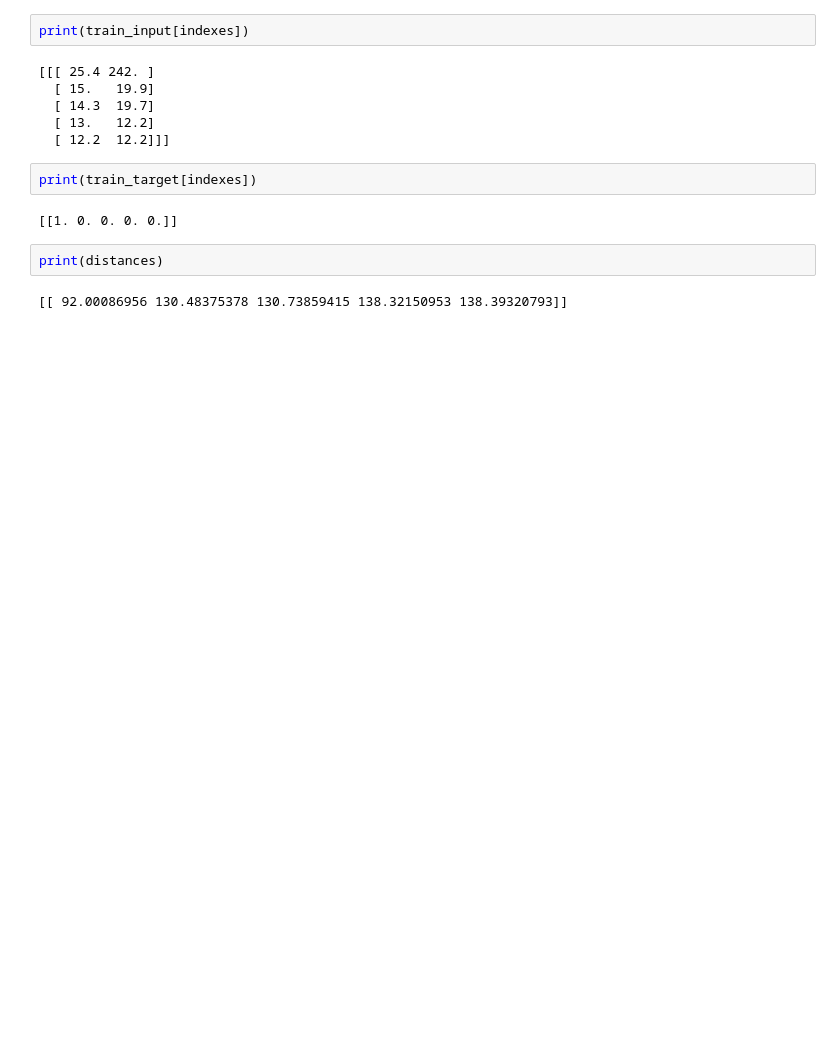
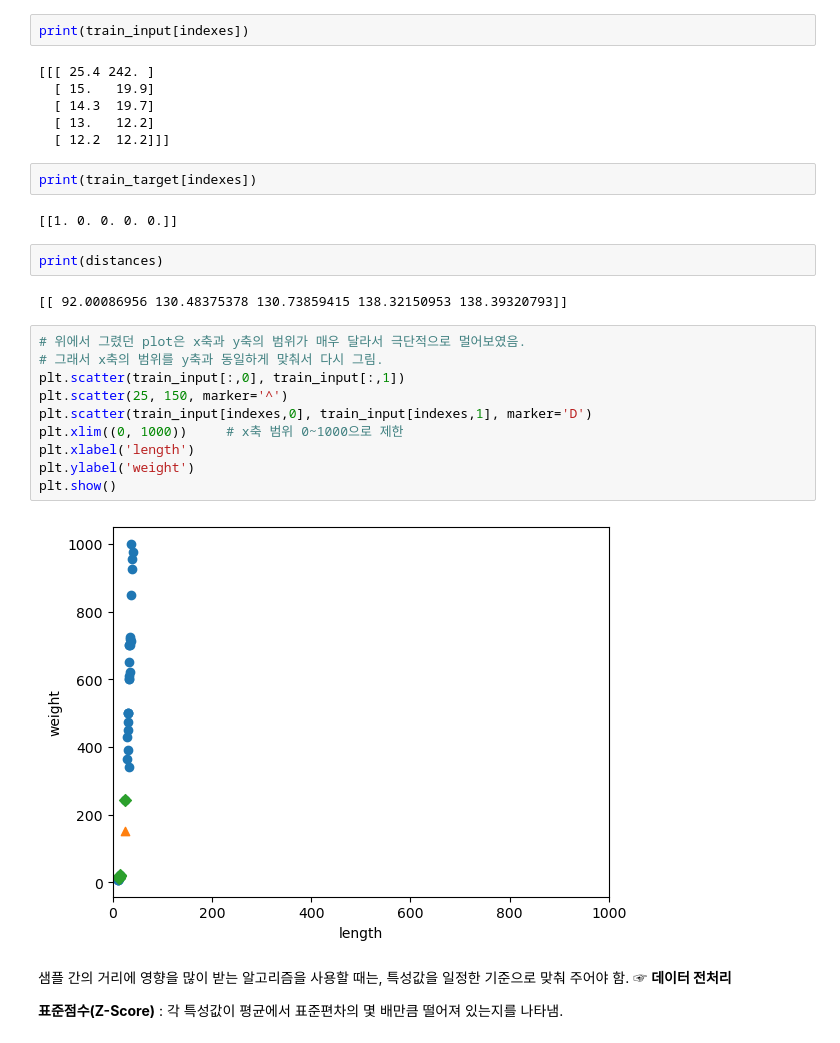
Before and after one commit to oracleaistudy/heeseung-han, a Jupyter notebook: 한희승ch02-2.ipynb, the cells around one changed output. Drawn from its saved outputs; the diff is of its cells as text; blank space fills up the shorter version.

```diff
--- a/한희승ch02-2.ipynb
+++ b/한희승ch02-2.ipynb
@@ -144,3 +144,19 @@ print(train_target[indexes])
 print(distances)
 # %% [output]
 [[ 92.00086956 130.48375378 130.73859415 138.32150953 138.39320793]]
+# %%
+# 위에서 그렸던 plot은 x축과 y축의 범위가 매우 달라서 극단적으로 멀어보였음.
+# 그래서 x축의 범위를 y축과 동일하게 맞춰서 다시 그림.
+plt.scatter(train_input[:,0], train_input[:,1])
+plt.scatter(25, 150, marker='^')
+plt.scatter(train_input[indexes,0], train_input[indexes,1], marker='D')
+plt.xlim((0, 1000))     # x축 범위 0~1000으로 제한
+plt.xlabel('length')
+plt.ylabel('weight')
+plt.show()
+# %% [output]
+[figure, added]
+# %% [markdown]
+샘플 간의 거리에 영향을 많이 받는 알고리즘을 사용할 때는, 특성값을 일정한 기준으로 맞춰 주어야 함. ☞ **데이터 전처리**
+
+**표준점수(Z-Score)** : 각 특성값이 평균에서 표준편차의 몇 배만큼 떨어져 있는지를 나타냄.
```
Also changed, not shown: parts of 1 cell of this notebook.
